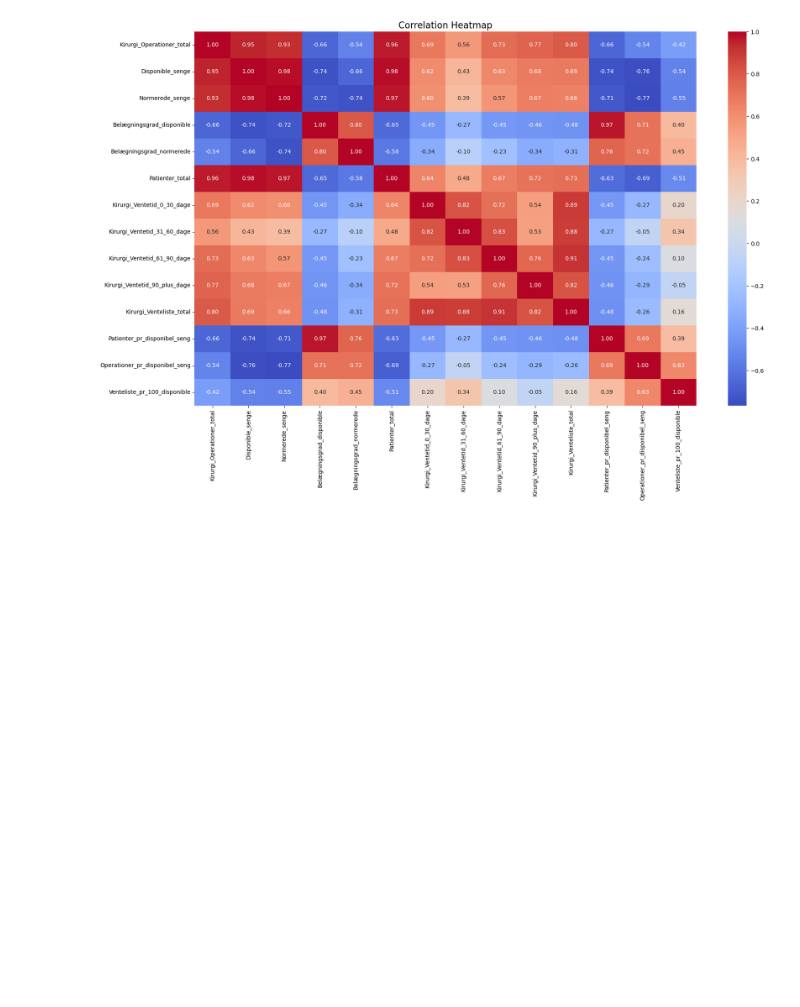
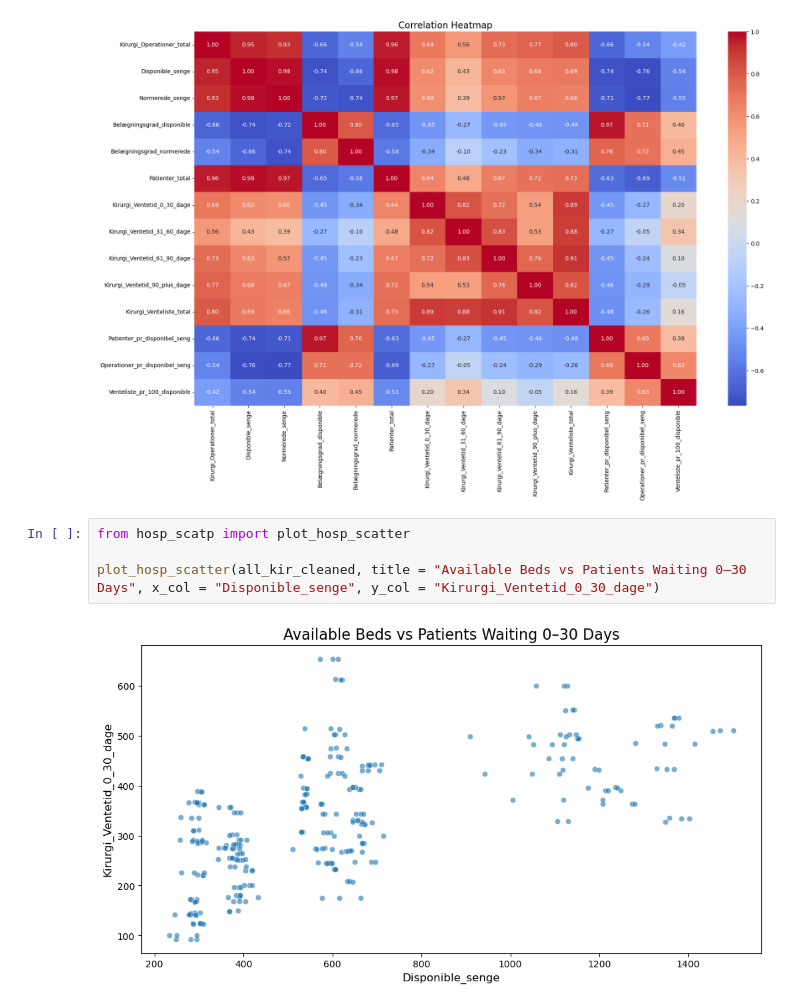
Before and after one commit to AerrowV/bi_assignments, a Jupyter notebook: EXAM/notebooks/hospital_capacity_for_surgery.ipynb, the cells around one changed output. Saved outputs shown, nothing was run; the diff lists cells and outputs as text; blank space fills up the shorter version.

```diff
--- a/EXAM/notebooks/hospital_capacity_for_surgery.ipynb
+++ b/EXAM/notebooks/hospital_capacity_for_surgery.ipynb
@@ -341,3 +357,9 @@ from hosp_heatmap import plot_hosp_heatmap
 plot_hosp_heatmap(all_kir_cleaned)
 # %% [output]
 [figure]
+# %%
+from hosp_scatp import plot_hosp_scatter
+
+plot_hosp_scatter(all_kir_cleaned, title = "Available Beds vs Patients Waiting 0–30 Days", x_col = "Disponible_senge", y_col = "Kirurgi_Ventetid_0_30_dage")
+# %% [output]
+[figure, added]
```
Also changed, not shown: parts of 29 cells of this notebook, 3 other files.
